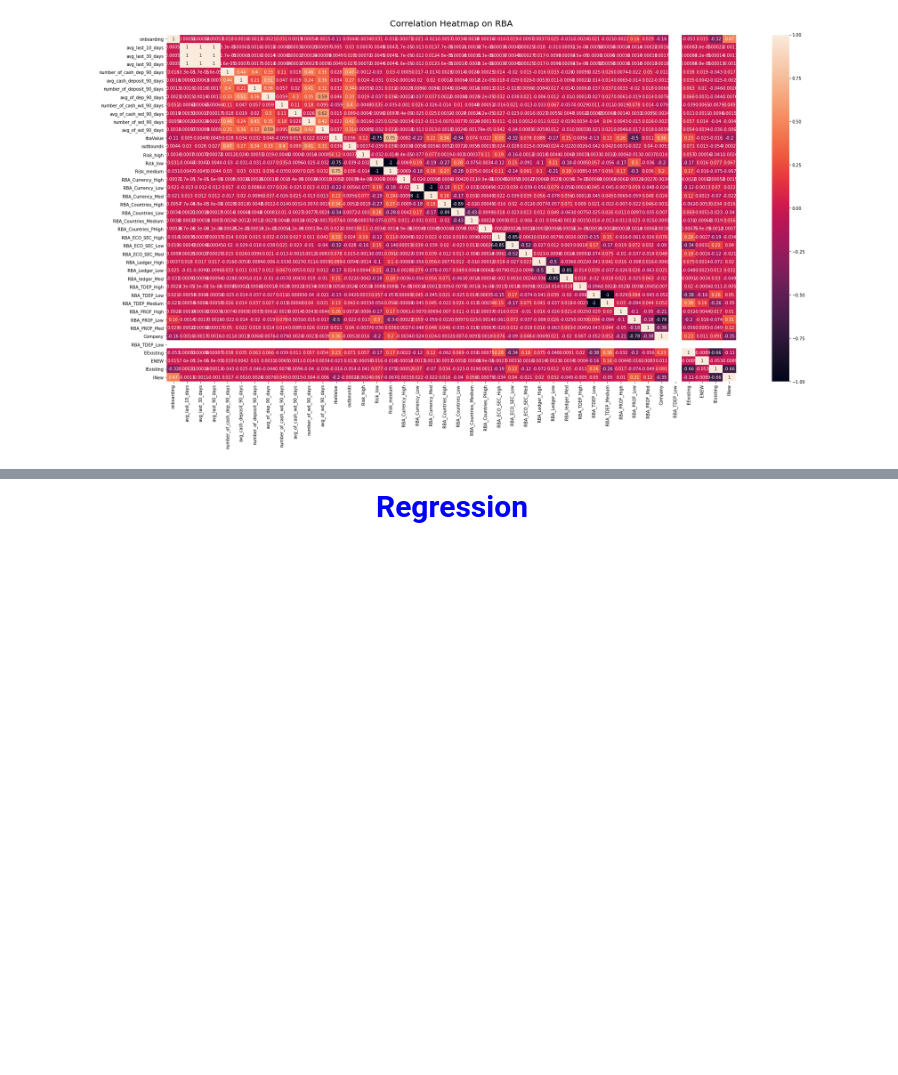
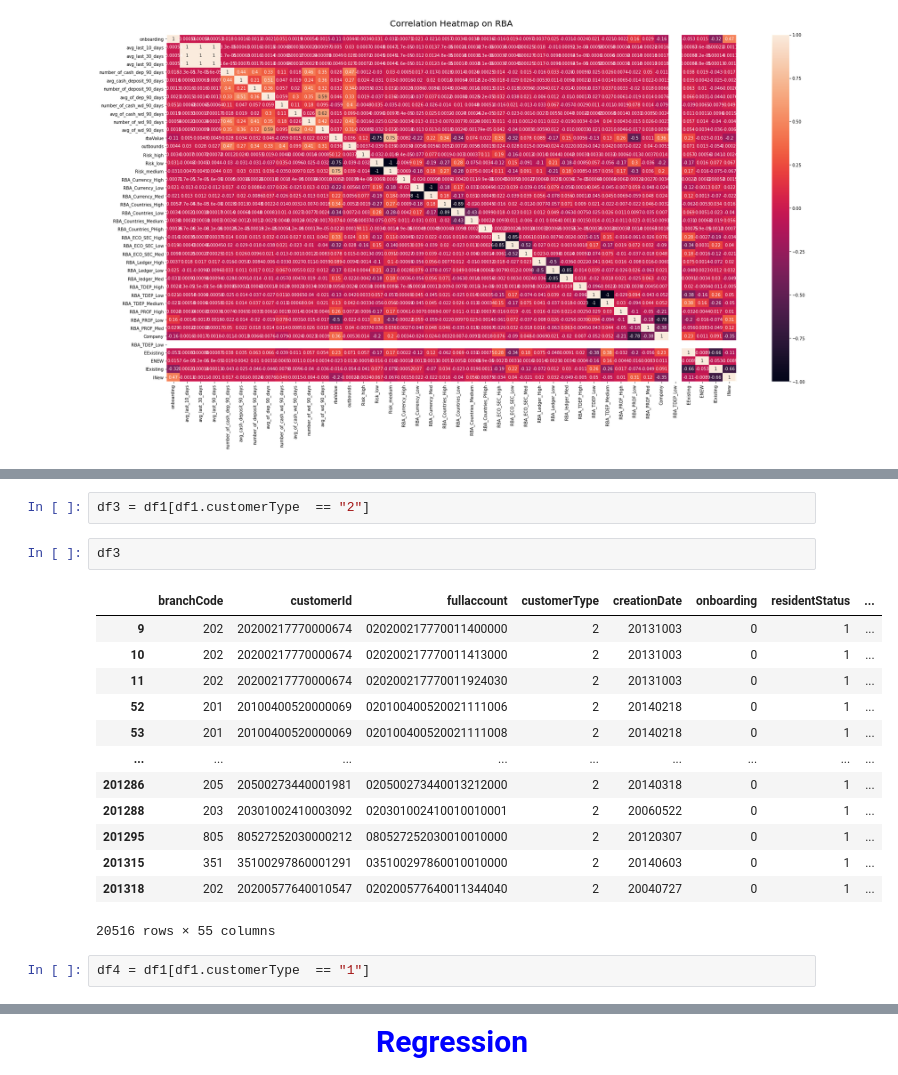
Before and after one commit to Pierre-mulliez1/cleaning_Python, a Jupyter notebook: Data_cleaning_bck5.ipynb, the cells around one changed output, grey strips where cells are left out. Cells and saved outputs as stored; diff of their text form; blank space fills up the shorter version.

```diff
--- a/Data_cleaning_bck5.ipynb
+++ b/Data_cleaning_bck5.ipynb
@@ -1132,0 +1154,20 @@ df1 = df1.drop(['avg_last_10_days','avg_last_30_days','number_of_wd_90_days','nu
+# %%
+df3 = df1[df1.customerType  == "2"]
+# %%
+df3
+# %% [output]
+|  | branchCode | customerId | fullaccount | customerType | creationDate | onboarding | residentStatus | ... |
+| 9 | 202 | 20200217770000674 | 020200217770011400000 | 2 | 20131003 | 0 | 1 | ... |
+| 10 | 202 | 20200217770000674 | 020200217770011413000 | 2 | 20131003 | 0 | 1 | ... |
+| 11 | 202 | 20200217770000674 | 020200217770011924030 | 2 | 20131003 | 0 | 1 | ... |
+| 52 | 201 | 20100400520000069 | 020100400520021111006 | 2 | 20140218 | 0 | 1 | ... |
+| 53 | 201 | 20100400520000069 | 020100400520021111008 | 2 | 20140218 | 0 | 1 | ... |
+| ... | ... | ... | ... | ... | ... | ... | ... | ... |
+| 201286 | 205 | 20500273440001981 | 020500273440013212000 | 2 | 20140318 | 0 | 1 | ... |
+| 201288 | 203 | 20301002410003092 | 020301002410010010001 | 2 | 20060522 | 0 | 1 | ... |
+| 201295 | 805 | 80527252030000212 | 080527252030010010000 | 2 | 20120307 | 0 | 1 | ... |
+| 201315 | 351 | 35100297860001291 | 035100297860010010000 | 2 | 20140603 | 0 | 1 | ... |
+| 201318 | 202 | 20200577640010547 | 020200577640011344040 | 2 | 20040727 | 0 | 1 | ... |
+20516 rows × 55 columns
+# %%
+df4 = df1[df1.customerType  == "1"]
```
Also changed, not shown: parts of 31 cells of this notebook.
